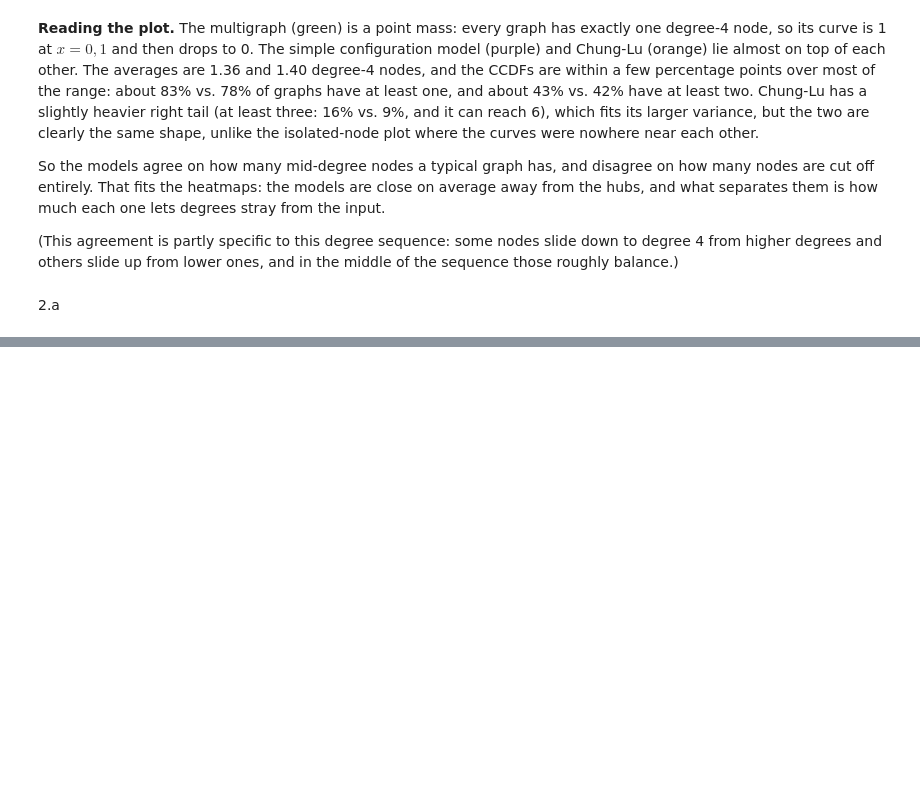
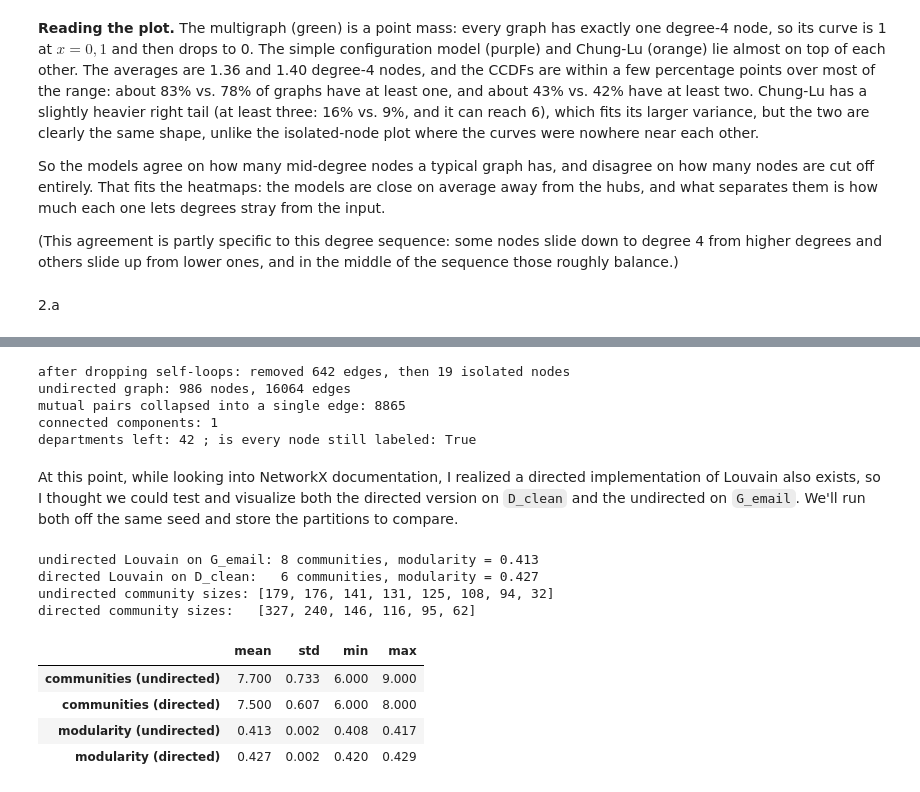
Before and after one commit to 14arjunk/CNET5051_Assignments, a Jupyter notebook: Assignment 2 Files/assignment02_kumar.ipynb, the cells around one changed output, grey strips where cells are left out. Cells and saved outputs as stored; diff of their text form; code cells hidden in the pictures; blank space fills up the shorter version.

```diff
--- a/Assignment 2 Files/assignment02_kumar.ipynb
+++ b/Assignment 2 Files/assignment02_kumar.ipynb
@@ -367,0 +370,11 @@ So the models agree on how many mid-degree nodes a typical graph has, and disagr
+# %%
+# directed edge list each line is "source target", no header
+edges = pd.read_csv("EU Email network/email-Eu-core.txt", sep=r"\s+", header=None, names=["source", "target"])
+# one department label per node: "node department"
+labels = pd.read_csv("EU Email network/email-Eu-core-department-labels.txt", sep=r"\s+", header=None, names=["node", "department"])
+
+# add every labeled node first so none can go missing, then the edges, then the department attribute
+D = nx.DiGraph()
+D.add_nodes_from(labels["node"])
+D.add_edges_from(zip(edges["source"], edges["target"]))
+nx.set_node_attributes(D, labels.set_index("node")["department"].to_dict(), "department")
@@ -367,0 +421,64 @@ So the models agree on how many mid-degree nodes a typical graph has, and disagr
+# %%
+# 1) drop self-loops, then drop the nodes that only had self-loops and are now isolated
+D_clean = D.copy()
+D_clean.remove_edges_from(nx.selfloop_edges(D_clean))
+isolated = list(nx.isolates(D_clean))
+D_clean.remove_nodes_from(isolated)
+print(f"after dropping self-loops: removed {n_loops} edges, then {len(isolated)} isolated nodes")
+
+# 2) + 3) drop direction. nx.Graph keeps one edge per pair, so a mutual pair (a -> b and b -> a) collapses to one edge
+G_email = nx.Graph(D_clean)
+print(f"undirected graph: {G_email.number_of_nodes()} nodes, {G_email.number_of_edges()} edges")
+print(f"mutual pairs collapsed into a single edge: {D_clean.number_of_edges() - G_email.number_of_edges()}")
+print("connected components:", nx.number_connected_components(G_email))
+
+# ground truth to compare against after community detection: {node_id: department}
+ground_truth = nx.get_node_attributes(G_email, "department")
+print("departments left:", len(set(ground_truth.values())), "; is every node still labeled:", len(ground_truth) == G_email.number_of_nodes())
+# %% [output]
+after dropping self-loops: removed 642 edges, then 19 isolated nodes
+undirected graph: 986 nodes, 16064 edges
+mutual pairs collapsed into a single edge: 8865
+connected components: 1
+departments left: 42 ; is every node still labeled: True
+# %% [markdown]
+
+At this point, while looking into NetworkX documentation, I realized a directed implementation of Louvain also exists, so I thought we could test and visualize both the directed version on `D_clean` and the undirected on `G_email`. We'll run both off the same seed and store the partitions to compare.
+# %%
+def to_partition(communities):
+    # list of node sets -> {node_id: community_id}
+    return {node: cid for cid, comm in enumerate(communities) for node in comm}
+
+# undirected Louvain on G_email (the simplified graph), directed Louvain on D_clean (same nodes, keeps edge direction)
+# sort the communities by size so that community 0 is the largest in both
+comms_und = sorted(nx.community.louvain_communities(G_email, seed=10), key=len, reverse=True)
+comms_dir = sorted(nx.community.louvain_communities(D_clean, seed=10), key=len, reverse=True)
+partition_und = to_partition(comms_und)
+partition_dir = to_partition(comms_dir)
+
+# modularity is computed with each graph's own definition (the directed one for D_clean), so the two are not strictly comparable
+print(f"undirected Louvain on G_email: {len(comms_und)} communities, modularity = {nx.community.modularity(G_email, comms_und):.3f}")
+print(f"directed Louvain on D_clean:   {len(comms_dir)} communities, modularity = {nx.community.modularity(D_clean, comms_dir):.3f}")
+print("undirected community sizes:", [len(c) for c in comms_und])
+print("directed community sizes:  ", [len(c) for c in comms_dir])
+# %% [output]
+undirected Louvain on G_email: 8 communities, modularity = 0.413
+directed Louvain on D_clean:   6 communities, modularity = 0.427
+undirected community sizes: [179, 176, 141, 131, 125, 108, 94, 32]
+directed community sizes:   [327, 240, 146, 116, 95, 62]
+# %%
+# louvain is randomized, so one seed can mislead. repeat both runs over 20 seeds
+sweep = []
+for s in range(20):
+    cu = nx.community.louvain_communities(G_email, seed=s)
+    cd = nx.community.louvain_communities(D_clean, seed=s)
+    sweep.append({"communities (undirected)": len(cu), "communities (directed)": len(cd),
+                  "modularity (undirected)": nx.community.modularity(G_email, cu),
+                  "modularity (directed)": nx.community.modularity(D_clean, cd)})
+pd.DataFrame(sweep).agg(["mean", "std", "min", "max"]).T.round(3)
+# %% [output]
+|  | mean | std | min | max |
+| communities (undirected) | 7.700 | 0.733 | 6.000 | 9.000 |
+| communities (directed) | 7.500 | 0.607 | 6.000 | 8.000 |
+| modularity (undirected) | 0.413 | 0.002 | 0.408 | 0.417 |
+| modularity (directed) | 0.427 | 0.002 | 0.420 | 0.429 |
```
Also changed, not shown: parts of 5 cells of this notebook, 1 other file.
